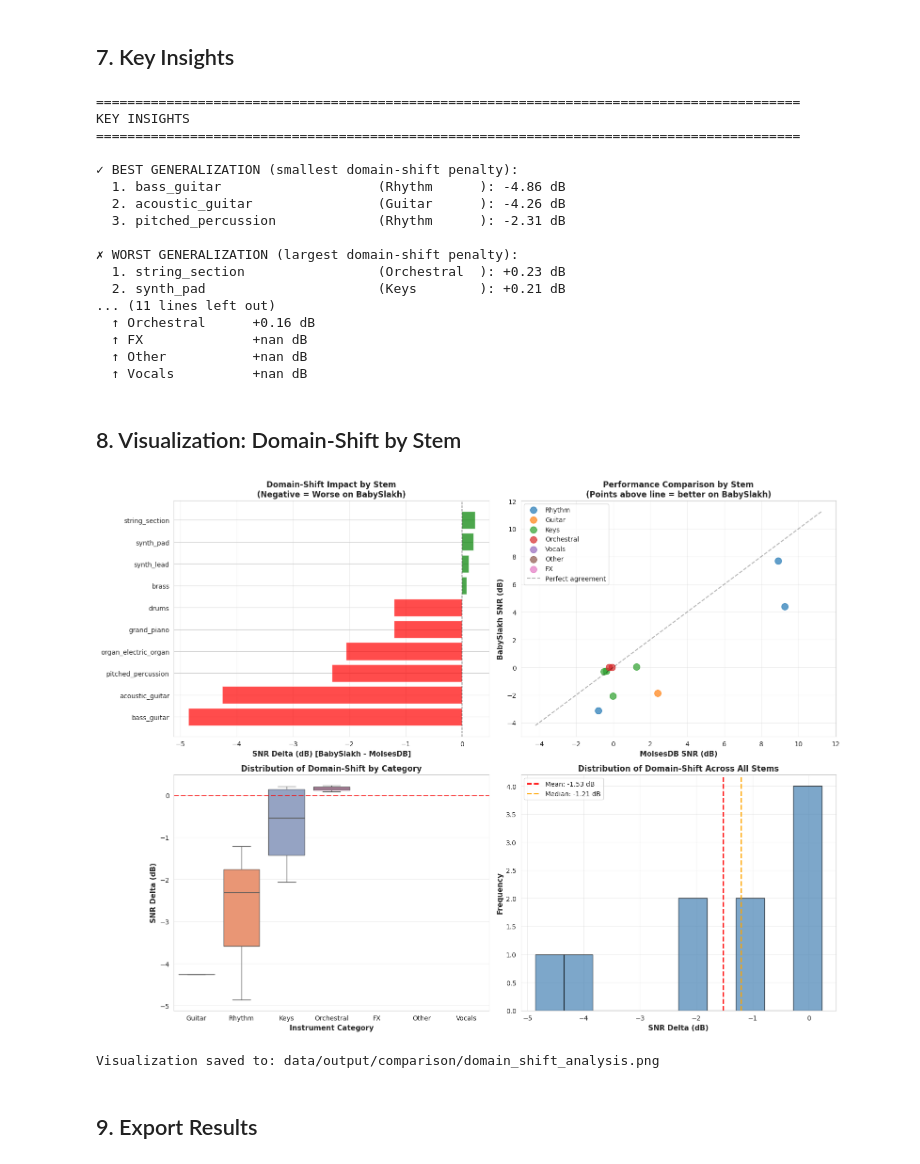
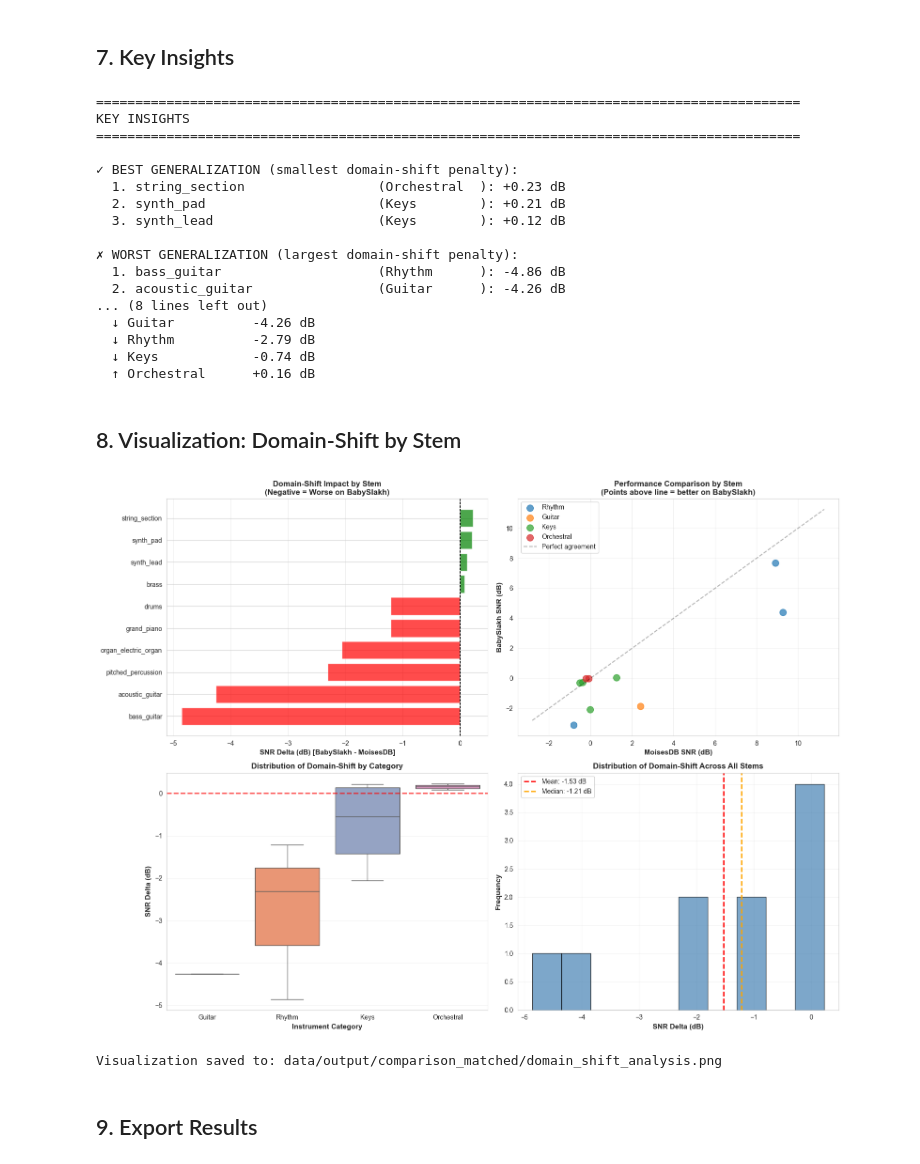
Before and after one commit to julianmorenomotta/mir-project, a Jupyter notebook: notebooks/babyslakh_vs_moises_comparison.ipynb, the cells around one changed output. Drawn from its saved outputs; the diff is of its cells as text; code cells hidden in the pictures.

Commit message:
Update babyslakh_vs_moises_comparison.ipynb
Added corrections to only take into account stems that were on both datasets

```diff
--- a/notebooks/babyslakh_vs_moises_comparison.ipynb
+++ b/notebooks/babyslakh_vs_moises_comparison.ipynb
@@ -193,3 +193,8 @@ def compare_results(babyslakh_df: pd.DataFrame, researcher_df: pd.DataFrame) ->
 
 # Run comparison
 comparison = compare_results(babyslakh_agg, researcher_agg)
+comparison_matched = comparison.dropna(subset=['snr_delta'])
+
+# Excluded stems (those not in BabySlakh)
+excluded = comparison[comparison['snr_delta'].isna()]['stem'].tolist()
+print(f"Stems excluded (not in BabySlakh): {excluded}")
@@ -231,7 +238,7 @@ Note: Negative delta = worse performance on BabySlakh (domain-shift penalty)
 # %% [markdown]
 ## 6. Category-Level Summary
 # %%
-category_summary = comparison.groupby('category').agg({
+category_summary = comparison_matched.groupby('category').agg({
     'snr_mean': 'mean',
     'ref_snr_mean': 'mean',
     'snr_delta': 'mean',
@@ -266,21 +270,21 @@ print("KEY INSIGHTS")
 print("="*90)
 
 # Best generalization
-best_stems = comparison.nsmallest(3, 'snr_delta')[['stem', 'snr_delta', 'category']]
+best_stems = comparison_matched.nlargest(3, 'snr_delta')[['stem', 'snr_delta', 'category']]
 print("\n✓ BEST GENERALIZATION (smallest domain-shift penalty):")
 for i, (_, row) in enumerate(best_stems.iterrows(), 1):
     print(f"  {i}. {row['stem']:30} ({row['category']:12}): {row['snr_delta']:+.2f} dB")
 
 # Worst generalization
-worst_stems = comparison.nlargest(3, 'snr_delta')[['stem', 'snr_delta', 'category']]
+worst_stems = comparison_matched.nsmallest(3, 'snr_delta')[['stem', 'snr_delta', 'category']]
 print("\n✗ WORST GENERALIZATION (largest domain-shift penalty):")
 for i, (_, row) in enumerate(worst_stems.iterrows(), 1):
     print(f"  {i}. {row['stem']:30} ({row['category']:12}): {row['snr_delta']:+.2f} dB")
 
 # Overall statistics
-overall_delta = comparison['snr_delta'].mean()
-median_delta = comparison['snr_delta'].median()
-std_delta = comparison['snr_delta'].std()
+overall_delta = comparison_matched['snr_delta'].mean()
+median_delta = comparison_matched['snr_delta'].median()
+std_delta = comparison_matched['snr_delta'].std()
 
 print(" OVERALL DOMAIN-SHIFT STATISTICS:")
 print(f"  - Mean delta:   {overall_delta:+.2f} dB")
@@ -304,18 +308,18 @@ KEY INSIGHTS
 ==========================================================================================
 
 ✓ BEST GENERALIZATION (smallest domain-shift penalty):
+  1. string_section                 (Orchestral  ): +0.23 dB
+  2. synth_pad                      (Keys        ): +0.21 dB
+  3. synth_lead                     (Keys        ): +0.12 dB
+
+✗ WORST GENERALIZATION (largest domain-shift penalty):
   1. bass_guitar                    (Rhythm      ): -4.86 dB
   2. acoustic_guitar                (Guitar      ): -4.26 dB
-  3. pitched_percussion             (Rhythm      ): -2.31 dB
-
-✗ WORST GENERALIZATION (largest domain-shift penalty):
-  1. string_section                 (Orchestral  ): +0.23 dB
-  2. synth_pad                      (Keys        ): +0.21 dB
-... (11 lines left out)
+... (8 lines left out)
+  ↓ Guitar          -4.26 dB
+  ↓ Rhythm          -2.79 dB
+  ↓ Keys            -0.74 dB
   ↑ Orchestral      +0.16 dB
-  ↑ FX              +nan dB
-  ↑ Other           +nan dB
-  ↑ Vocals          +nan dB
 # %% [markdown]
 ## 8. Visualization: Domain-Shift by Stem
 # %%
@@ -324,7 +328,7 @@ fig, axes = plt.subplots(2, 2, figsize=(16, 12))
 
 # 1. Bar plot: Domain-shift delta by stem (sorted)
 ax1 = axes[0, 0]
-plot_data = comparison.sort_values('snr_delta').copy()
+plot_data = comparison_matched .sort_values('snr_delta').copy()
 colors = ['red' if x < 0 else 'green' for x in plot_data['snr_delta']]
 ax1.barh(plot_data['stem'], plot_data['snr_delta'], color=colors, alpha=0.7)
 ax1.axvline(0, color='black', linestyle='--', linewidth=1)
@@ -334,47 +338,47 @@ ax1.grid(axis='x', alpha=0.3)
 
 # 2. Scatter: MoisesDB vs BabySlakh SNR
 ax2 = axes[0, 1]
-for cat in comparison['category'].unique():
-    cat_data = comparison[comparison['category'] == cat]
+for cat in comparison_matched['category'].unique():
+    cat_data = comparison_matched [comparison_matched['category'] == cat]
     ax2.scatter(cat_data['ref_snr_mean'], cat_data['snr_mean'], label=cat, s=100, alpha=0.7)
-ax2.plot([comparison['ref_snr_mean'].min()-2, comparison['ref_snr_mean'].max()+2],
-         [comparison['ref_snr_mean'].min()-2, comparison['ref_snr_mean'].max()+2],
+ax2.plot([comparison_matched['ref_snr_mean'].min()-2, comparison_matched['ref_snr_mean'].max()+2],
+         [comparison_matched['ref_snr_mean'].min()-2, comparison_matched['ref_snr_mean'].max()+2],
          'k--', alpha=0.3, label='Perfect agreement')
 ax2.set_xlabel('MoisesDB SNR (dB)', fontsize=11, fontweight='bold')
 ax2.set_ylabel('BabySlakh SNR (dB)', fontsize=11, fontweight='bold')
 ax2.set_title('Performance Comparison by Stem\n(Points above line = better on BabySlakh)', fontsize=12, fontweight='bold')
 ax2.legend()
 ax2.grid(alpha=0.3)
 
 # 3. Box plot: Domain-shift by category
 ax3 = axes[1, 0]
-category_order = comparison.groupby('category')['snr_delta'].mean().sort_values().index
-sns.boxplot(data=comparison, x='category', y='snr_delta', order=category_order, ax=ax3, palette='Set2')
+category_order = comparison_matched.groupby('category')['snr_delta'].mean().sort_values().index
+sns.boxplot(data=comparison_matched, x='category', y='snr_delta', order=category_order, ax=ax3, palette='Set2')
 ax3.axhline(0, color='red', linestyle='--', linewidth=2, alpha=0.7)
 ax3.set_xlabel('Instrument Category', fontsize=11, fontweight='bold')
 ax3.set_ylabel('SNR Delta (dB)', fontsize=11, fontweight='bold')
 ax3.set_title('Distribution of Domain-Shift by Category', fontsize=12, fontweight='bold')
 ax3.grid(axis='y', alpha=0.3)
 
 # 4. Distribution: Delta histogram
 ax4 = axes[1, 1]
-ax4.hist(comparison['snr_delta'], bins=10, color='steelblue', alpha=0.7, edgecolor='black')
+ax4.hist(comparison_matched['snr_delta'], bins=10, color='steelblue', alpha=0.7, edgecolor='black')
 ax4.axvline(overall_delta, color='red', linestyle='--', linewidth=2, label=f'Mean: {overall_delta:+.2f} dB')
 ax4.axvline(median_delta, color='orange', linestyle='--', linewidth=2, label=f'Median: {median_delta:+.2f} dB')
 ax4.set_xlabel('SNR Delta (dB)', fontsize=11, fontweight='bold')
 ax4.set_ylabel('Frequency', fontsize=11, fontweight='bold')
 ax4.set_title('Distribution of Domain-Shift Across All Stems', fontsize=12, fontweight='bold')
 ax4.legend()
 ax4.grid(alpha=0.3)
 
 plt.tight_layout()
 # plt.savefig('../data/output/comparison/domain_shift_analysis.png', dpi=150, bbox_inches='tight')
 plt.show()
 
-print("\nVisualization saved to: data/output/comparison/domain_shift_analysis.png")
+print("\nVisualization saved to: data/output/comparison_matched/domain_shift_analysis.png")
 # %% [output]
-[figure, old version]
+[figure, new version]
-Visualization saved to: data/output/comparison/domain_shift_analysis.png
+Visualization saved to: data/output/comparison_matched/domain_shift_analysis.png
 # %% [markdown]
 ## 9. Export Results
 # %%
```
Also changed, not shown: parts of 7 cells of this notebook.
